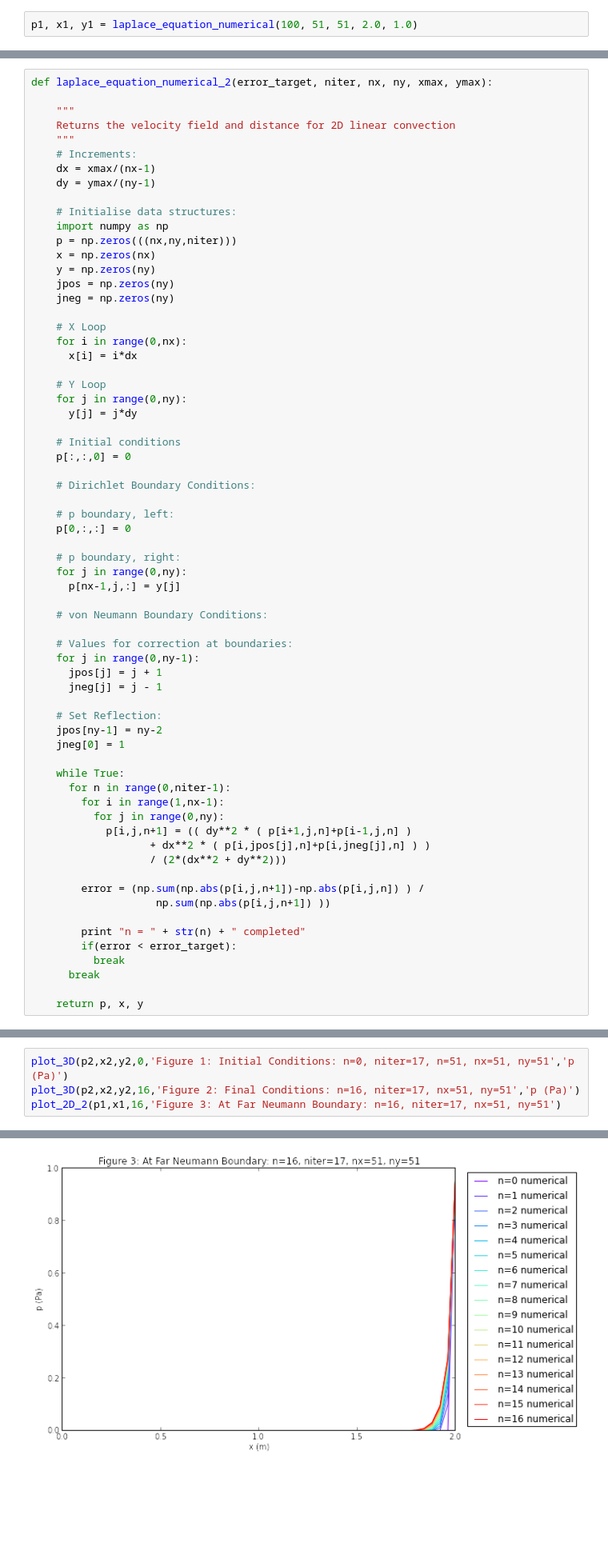
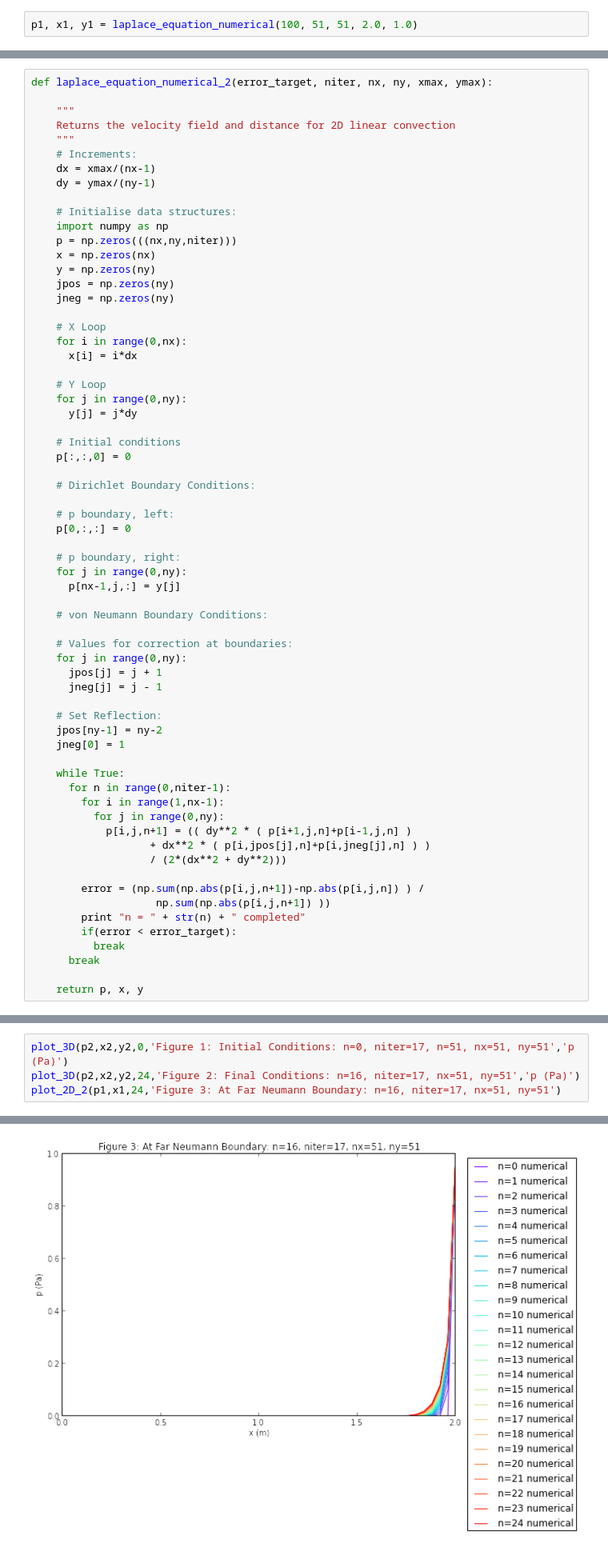
Before and after one commit to en9apr/sphinx, a Jupyter notebook: Laplace.ipynb, the cells around one changed output, grey strips where cells are left out. Shown at 80% size. Drawn from its saved outputs; the diff is of its cells as text; blank space fills up the shorter version.

```diff
--- a/Laplace.ipynb
+++ b/Laplace.ipynb
@@ -314,7 +316,7 @@ def laplace_equation_numerical_2(error_target, niter, nx, ny, xmax, ymax):
     # von Neumann Boundary Conditions:
 
     # Values for correction at boundaries:
-    for j in range(0,ny-1):
+    for j in range(0,ny):
       jpos[j] = j + 1
       jneg[j] = j - 1
 
@@ -332,7 +334,6 @@ def laplace_equation_numerical_2(error_target, niter, nx, ny, xmax, ymax):
 
         error = (np.sum(np.abs(p[i,j,n+1])-np.abs(p[i,j,n]) ) /
                     np.sum(np.abs(p[i,j,n+1]) ))
-
         print "n = " + str(n) + " completed"
         if(error < error_target):
           break
@@ -384,7 +385,7 @@ def plot_2D_2(p,x,nt,title):
     plt.show()
 # %%
 plot_3D(p2,x2,y2,0,'Figure 1: Initial Conditions: n=0, niter=17, n=51, nx=51, ny=51','p (Pa)')
-plot_3D(p2,x2,y2,16,'Figure 2: Final Conditions: n=16, niter=17, nx=51, ny=51','p (Pa)')
-plot_2D_2(p1,x1,16,'Figure 3: At Far Neumann Boundary: n=16, niter=17, nx=51, ny=51')
+plot_3D(p2,x2,y2,24,'Figure 2: Final Conditions: n=16, niter=17, nx=51, ny=51','p (Pa)')
+plot_2D_2(p1,x1,24,'Figure 3: At Far Neumann Boundary: n=16, niter=17, nx=51, ny=51')
 # %% [output]
 [figure]
@@ -392 +393 @@ plot_2D_2(p1,x1,16,'Figure 3: At Far Neumann Boundary: n=16, niter=17, nx=51, ny
-[figure, old version]
+[figure, new version]
```
Also changed, not shown: parts of 18 cells of this notebook.
